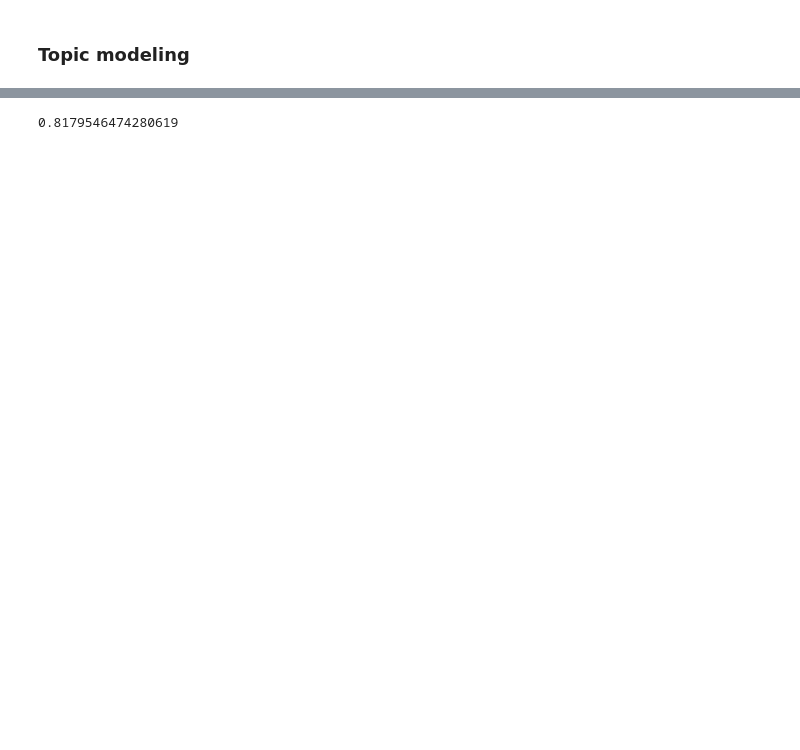
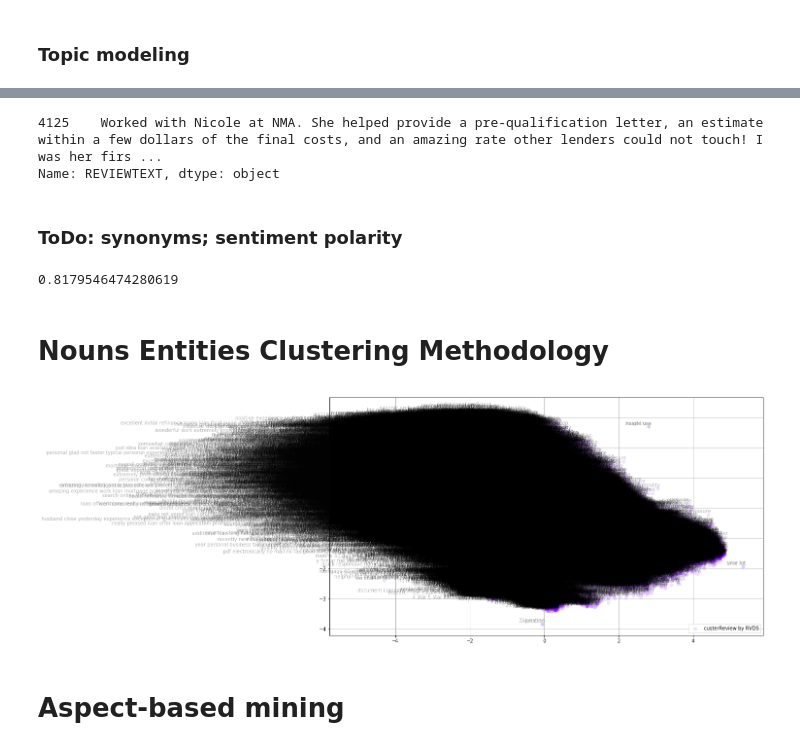
Before and after one commit to ChaoLiRV/CustomerReview, a Jupyter notebook: miningCustomerReview.ipynb, the cells around one changed output, grey strips where cells are left out. Saved outputs shown, nothing was run; the diff lists cells and outputs as text; code cells hidden in the pictures; blank space fills up the shorter version.

```diff
--- a/miningCustomerReview.ipynb
+++ b/miningCustomerReview.ipynb
@@ -295 +350,8 @@ aa= nlp(u"there is hasn't countries that deny human basic civil rights")
+# %%
+cr_df.loc[cr_df.ADV_UID==2010,'REVIEWTEXT']
+# %% [output]
+4125    Worked with Nicole at NMA. She helped provide a pre-qualification letter, an estimate within a few dollars of the final costs, and an amazing rate other lenders could not touch! I was her firs ...
+Name: REVIEWTEXT, dtype: object
+# %% [markdown]
+### ToDo:  synonyms; sentiment polarity
 # %%
@@ -338,3 +397,51 @@ token2.similarity(token1)
 # # >> I (need|want|require) to (draw|withdraw|draw_off|take_out) 5,000 euros
 # %% [output]
 0.8179546474280619
+# %% [markdown]
+# Nouns Entities Clustering Methodology
+# %%
+nouns_list2 = []
+nouns_vec_dict = {}# list of Nouns_to_vector
+for doc in nlp.pipe(cr_df.REVIEWTEXT.astype('unicode').values[:1000], batch_size=1000, n_threads=-1):
+    nouns_list2.append([tk.text for tk in doc.noun_chunks if len(tk.text.split())>1 ])
+    nouns_vec_dict.update({tk.text:tk.vector for tk in doc.noun_chunks if len(tk.text.split())>1 and tk.has_vector})
+
+cr_df['Nouns'] = nouns_list2
+nouns_all = itertools.chain(*nouns_list2)
+list(nouns_all)
+
+# collect all Nouns for each lender
+adv_nouns_mat = cr_df.groupby('ADV_UID')['Nouns'].agg(lambda x: list(itertools.chain(*x)))
+
+# nouns_vec_dict
+nouns_vec_df = pd.DataFrame(nouns_vec_dict)
+nouns_vec_df = nouns_vec_df.T
+nouns_vec_df
+# %%
+import matplotlib.pyplot as plt
+import matplotlib.cm as cm
+# % matplotlib inline
+
+tsne = TSNE(n_components=2, verbose=1, perplexity=40, n_iter=300)
+tsne_results = tsne.fit_transform(nouns_vec_df.values)
+
+
+def tsne_plot_2d(label, embeddings, words=[], a=1):
+    plt.figure(figsize=(16, 9))
+    colors = cm.rainbow(np.linspace(0, 1, 1))
+    x = embeddings[:,0]
+    y = embeddings[:,1]
+    plt.scatter(x, y, c=colors, alpha=a, label=label)
+    for i, word in enumerate(words):
+        plt.annotate(word, alpha=0.3, xy=(x[i], y[i]), xytext=(5, 2),
+                     textcoords='offset points', ha='right', va='bottom', size=10)
+    plt.legend(loc=4)
+    plt.grid(True)
+    plt.savefig("hhh.png", format='png', dpi=150, bbox_inches='tight')
+    plt.show()
+
+# tsne_plot_2d('custerReview by RVDS', tsne_results, list(nouns_vec_df.index),a=0.1)
+# %% [output]
+[figure, added]
+# %% [markdown]
+# Aspect-based mining
```
Also changed, not shown: parts of 26 cells of this notebook, 3 other files.
